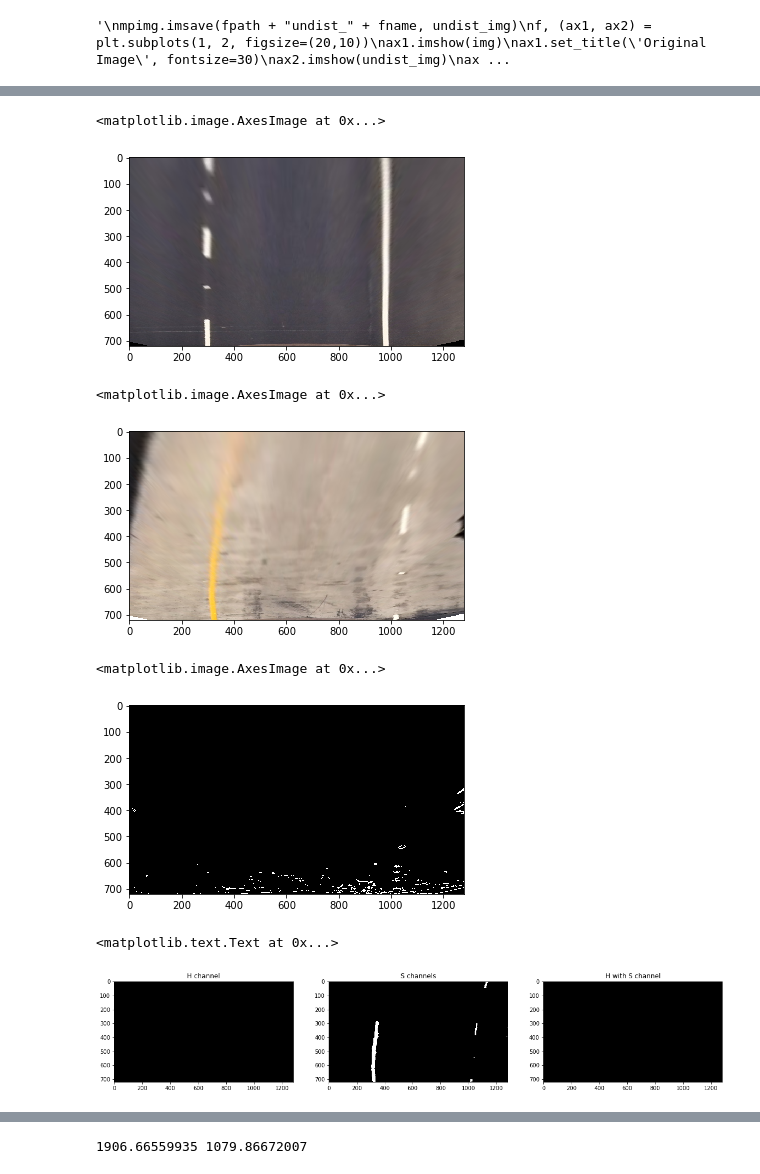
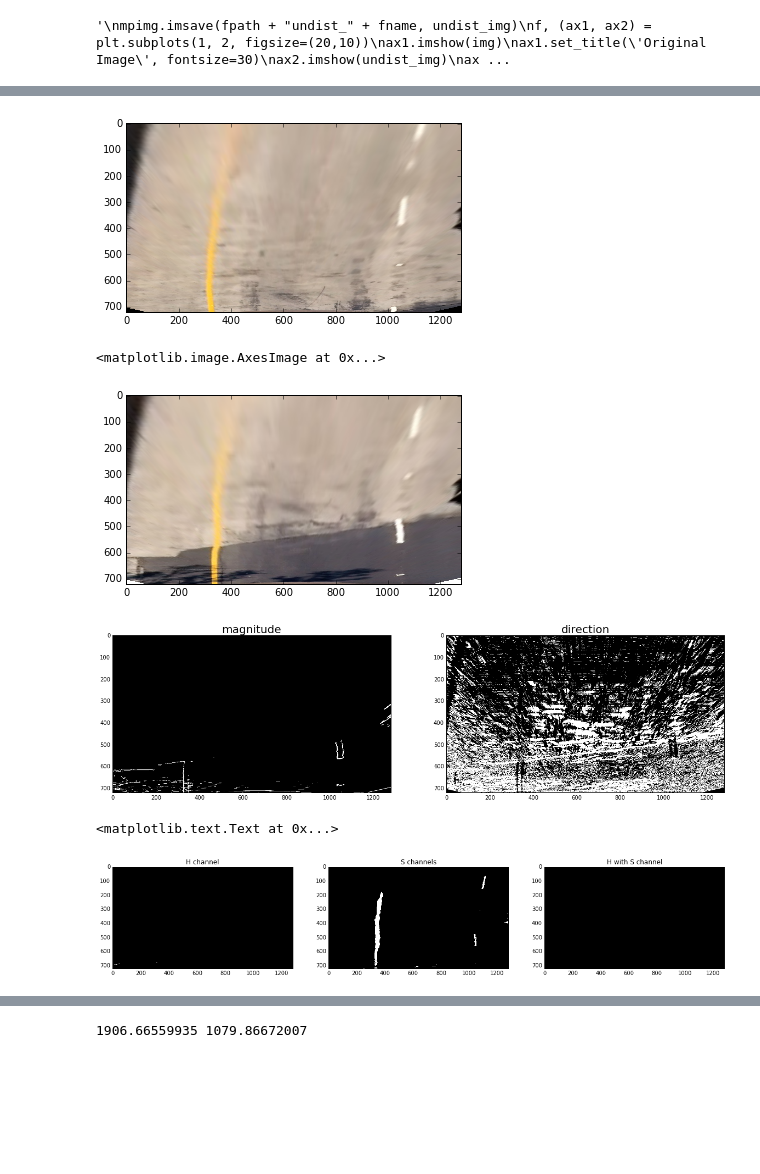
Before and after one commit to JWC1212/CarND-Advanced-Lane-Lines-master, a Jupyter notebook: examples/example.ipynb, the cells around one changed output, grey strips where cells are left out. Drawn from its saved outputs; the diff is of its cells as text; code cells hidden in the pictures; blank space fills up the shorter version.

```diff
--- a/examples/example.ipynb
+++ b/examples/example.ipynb
@@ -90,7 +89,7 @@ with open('img_pts.p', 'rb') as f:
     imgpoints =pickle.load(f)
 #This cell is to calibrate camera and get undistorted images.
 fpath = "../test_images/"
-fname = "straight_lines2.jpg"
+fname = "test1.jpg"
 img = mpimg.imread(fpath+fname)
 print(img.shape)
 height = img.shape[0]
@@ -102,6 +101,8 @@ def undistortImage(image, objpts, imgpts):
     undist_img = cv2.undistort(img, cameraMat, distortCoef, None, cameraMat)
     return undist_img
 undist_img = undistortImage(img, objpoints, imgpoints)
+gray_img = cv2.cvtColor(undist_img, cv2.COLOR_RGB2GRAY)
+mpimg.imsave("../output_images/undistorted", undist_img)
 '''
 mpimg.imsave(fpath + "undist_" + fname, undist_img)
 f, (ax1, ax2) = plt.subplots(1, 2, figsize=(20,10))
@@ -237,9 +234,9 @@ with open("M.p", "rb") as f:
     M = pickle.load(f)
 warped_img = cv2.warpPerspective(undist_img, M, img_size)
 plt.imshow(warped_img)
+mpimg.imsave("../output_images/warped_straight_line", warped_img)
 # %% [output]
-<matplotlib.image.AxesImage at 0x...>
-[figure, old version]
+[figure, new version]
 # %%
 """
 #This cell is for transforming all test images to warped ones.
@@ -253,29 +250,40 @@ for fname in test_images:
     i = i+1
 """
 # %%
+import numpy as np
+import pickle
+import cv2
+import glob
+import matplotlib.pyplot as plt
+import matplotlib.image as mpimg
+%matplotlib inline
 #Read a warped_img
-warped_img = mpimg.imread("../test_images/warped_test1.jpg")
+warped_img = mpimg.imread("../test_images/warped_test4.jpg")
 plt.imshow(warped_img)
 # %% [output]
 <matplotlib.image.AxesImage at 0x...>
-[figure, old version]
+[figure, new version]
 # %%
 gray_warped = cv2.cvtColor(warped_img, cv2.COLOR_RGB2GRAY)
 warped_sobelx = get_abs_Sobel_grad(gray_warped, sobel_kernel=5, direction = 'X')
 warped_sobely = get_abs_Sobel_grad(gray_warped, sobel_kernel=5, direction = 'Y')
 scaled_warped_sobelx = get_scaled_Sobel(warped_sobelx)
 scaled_warped_sobely = get_scaled_Sobel(warped_sobely)
 
 binary_warped_sobelx = binary_Sobel(scaled_warped_sobelx, threshold=(20, 100))
 binary_warped_sobely = binary_Sobel(scaled_warped_sobely, threshold=(20, 100))
-binary_mag = binary_Magnitude(warped_sobelx, warped_sobely, threshold=(28, 141))
-binary_dir_grad = binary_Dir_Grad(warped_sobelx, warped_sobely, arc_threshold=(1.0, np.pi/2))
+binary_mag = binary_Magnitude(warped_sobelx, warped_sobely, threshold=(40, 144))
+binary_dir_grad = binary_Dir_Grad(warped_sobelx, warped_sobely, arc_threshold=(0.8, np.pi/2))
+f, (ax1, ax2) = plt.subplots(1, 2, figsize=(20,10))
+ax1.imshow(binary_mag, cmap='gray')
+ax1.set_title('magnitude', fontsize=20)
+ax2.imshow(binary_dir_grad, cmap='gray')
+ax2.set_title('direction', fontsize=20)
 
 binary_grad = combine_Binary_Grad(binary_warped_sobelx, binary_warped_sobely, binary_mag, binary_dir_grad)
-plt.imshow(binary_grad, cmap='gray')
+#plt.imshow(binary_grad, cmap='gray')
 # %% [output]
-<matplotlib.image.AxesImage at 0x...>
-[figure, old version]
+[figure, new version]
 # %%
 binary_S = get_HLS_channel(warped_img, threshold=(170,255))
 binary_H = get_HLS_channel(warped_img, 'H',threshold=(25,40))
@@ -290,7 +298,7 @@ ax3.imshow(binary_HS, cmap='gray')
 ax3.set_title('H with S channel')
 # %% [output]
 <matplotlib.text.Text at 0x...>
-[figure, old version]
+[figure, new version]
 # %%
 binary_Combine = combine_Binary(binary_S, binary_warped_sobelx)
 plt.imshow(binary_Combine, cmap='gray')
```
Also changed, not shown: parts of 10 cells of this notebook, 1 other file.
